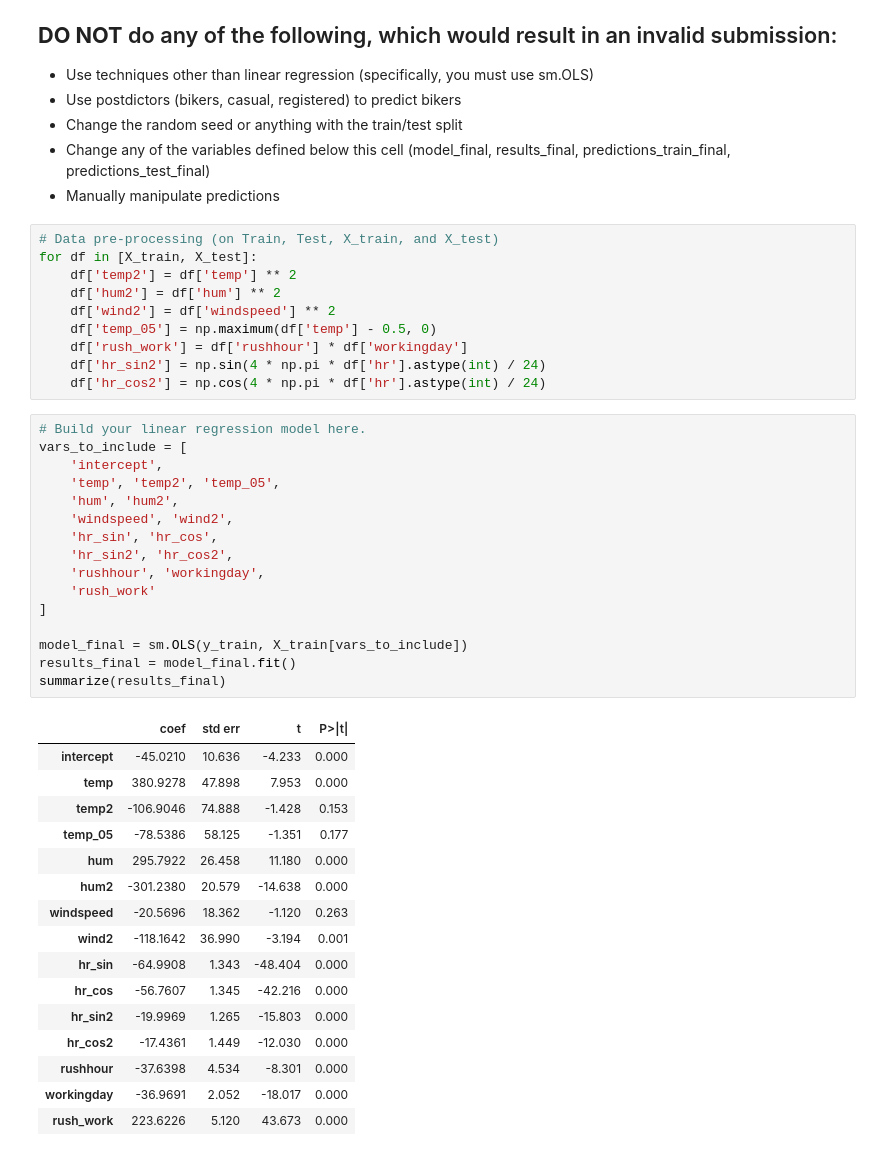
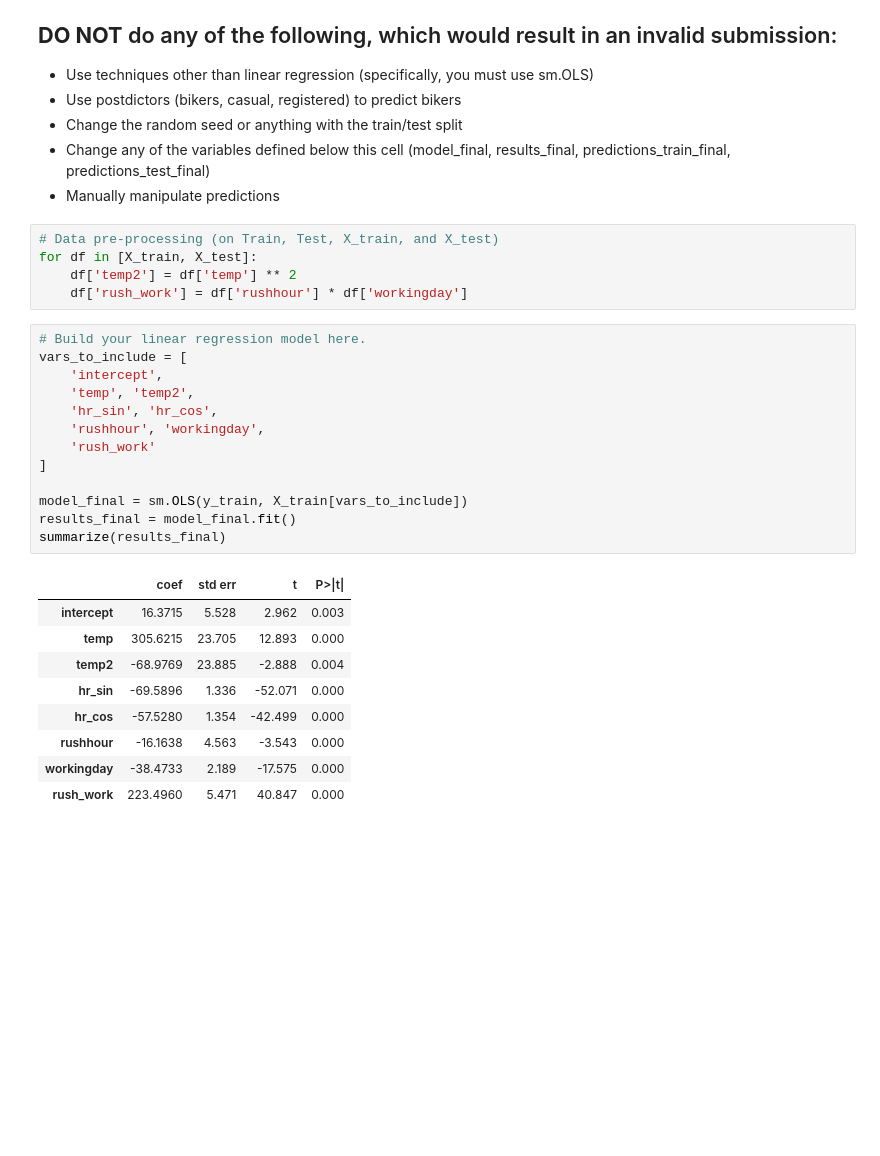
Before and after one commit to IanLEdu5/CSE-2600, a Jupyter notebook: mod05_nonlinear.ipynb, the cells around one changed output. Saved outputs shown, nothing was run; the diff lists cells and outputs as text; blank space fills up the shorter version.

```diff
--- a/mod05_nonlinear.ipynb
+++ b/mod05_nonlinear.ipynb
@@ -307,45 +307,30 @@ plot_avg_actual_vs_predicted_by_feature(X=X_train,
 # Data pre-processing (on Train, Test, X_train, and X_test)
 for df in [X_train, X_test]:
     df['temp2'] = df['temp'] ** 2
-    df['hum2'] = df['hum'] ** 2
-    df['wind2'] = df['windspeed'] ** 2
-    df['temp_05'] = np.maximum(df['temp'] - 0.5, 0)
     df['rush_work'] = df['rushhour'] * df['workingday']
-    df['hr_sin2'] = np.sin(4 * np.pi * df['hr'].astype(int) / 24)
-    df['hr_cos2'] = np.cos(4 * np.pi * df['hr'].astype(int) / 24)
 # %%
 # Build your linear regression model here.
 vars_to_include = [
     'intercept',
-    'temp', 'temp2', 'temp_05',
-    'hum', 'hum2',
-    'windspeed', 'wind2',
+    'temp', 'temp2',
     'hr_sin', 'hr_cos',
-    'hr_sin2', 'hr_cos2',
     'rushhour', 'workingday',
     'rush_work'
 ]
 
 model_final = sm.OLS(y_train, X_train[vars_to_include])
 results_final = model_final.fit()
 summarize(results_final)
 # %% [output]
 |  | coef | std err | t | P>|t| |
-| intercept | -45.0210 | 10.636 | -4.233 | 0.000 |
-| temp | 380.9278 | 47.898 | 7.953 | 0.000 |
-| temp2 | -106.9046 | 74.888 | -1.428 | 0.153 |
-| temp_05 | -78.5386 | 58.125 | -1.351 | 0.177 |
-| hum | 295.7922 | 26.458 | 11.180 | 0.000 |
-| hum2 | -301.2380 | 20.579 | -14.638 | 0.000 |
-| windspeed | -20.5696 | 18.362 | -1.120 | 0.263 |
-| wind2 | -118.1642 | 36.990 | -3.194 | 0.001 |
-| hr_sin | -64.9908 | 1.343 | -48.404 | 0.000 |
-| hr_cos | -56.7607 | 1.345 | -42.216 | 0.000 |
-| hr_sin2 | -19.9969 | 1.265 | -15.803 | 0.000 |
-| hr_cos2 | -17.4361 | 1.449 | -12.030 | 0.000 |
-| rushhour | -37.6398 | 4.534 | -8.301 | 0.000 |
-| workingday | -36.9691 | 2.052 | -18.017 | 0.000 |
-| rush_work | 223.6226 | 5.120 | 43.673 | 0.000 |
+| intercept | 16.3715 | 5.528 | 2.962 | 0.003 |
+| temp | 305.6215 | 23.705 | 12.893 | 0.000 |
+| temp2 | -68.9769 | 23.885 | -2.888 | 0.004 |
+| hr_sin | -69.5896 | 1.336 | -52.071 | 0.000 |
+| hr_cos | -57.5280 | 1.354 | -42.499 | 0.000 |
+| rushhour | -16.1638 | 4.563 | -3.543 | 0.000 |
+| workingday | -38.4733 | 2.189 | -17.575 | 0.000 |
+| rush_work | 223.4960 | 5.471 | 40.847 | 0.000 |
 # %%
 predictions_train_final = predict(X_train[vars_to_include], results_final)
 print('MSE train: ', mse(y_train, predictions_train_final))
```
Also changed, not shown: parts of 2 cells of this notebook.
